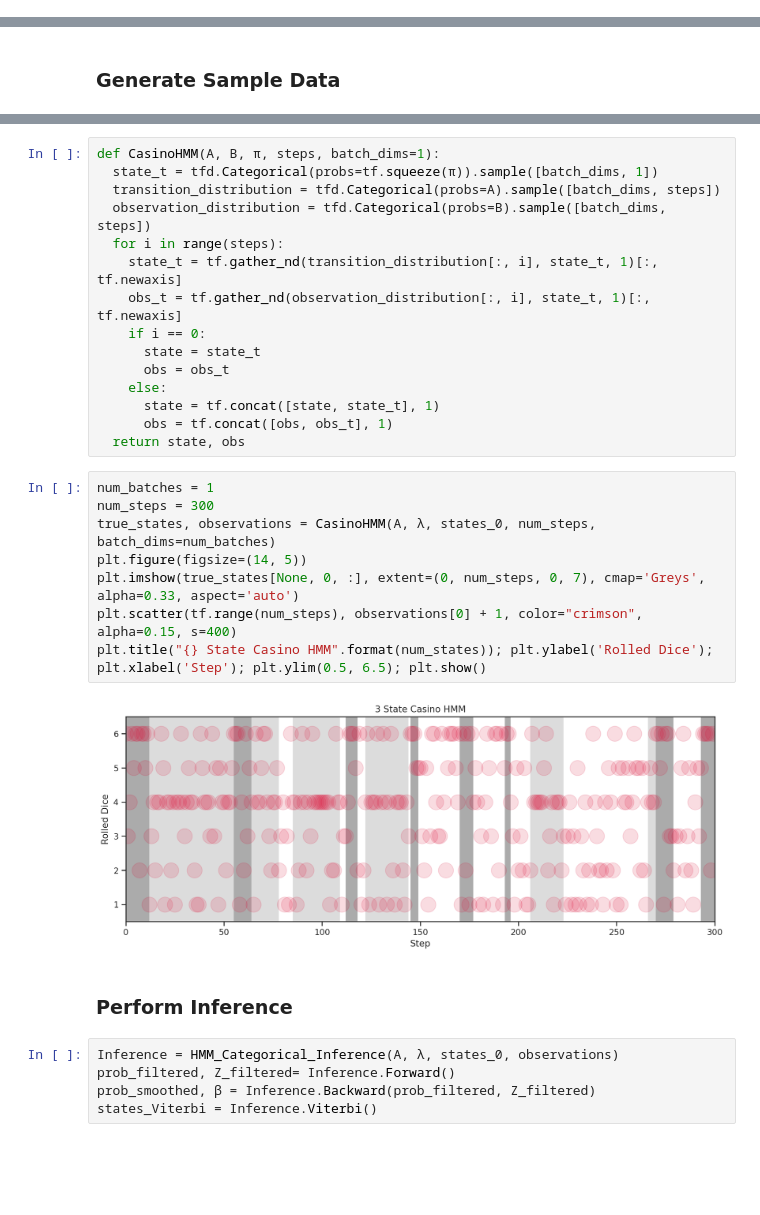
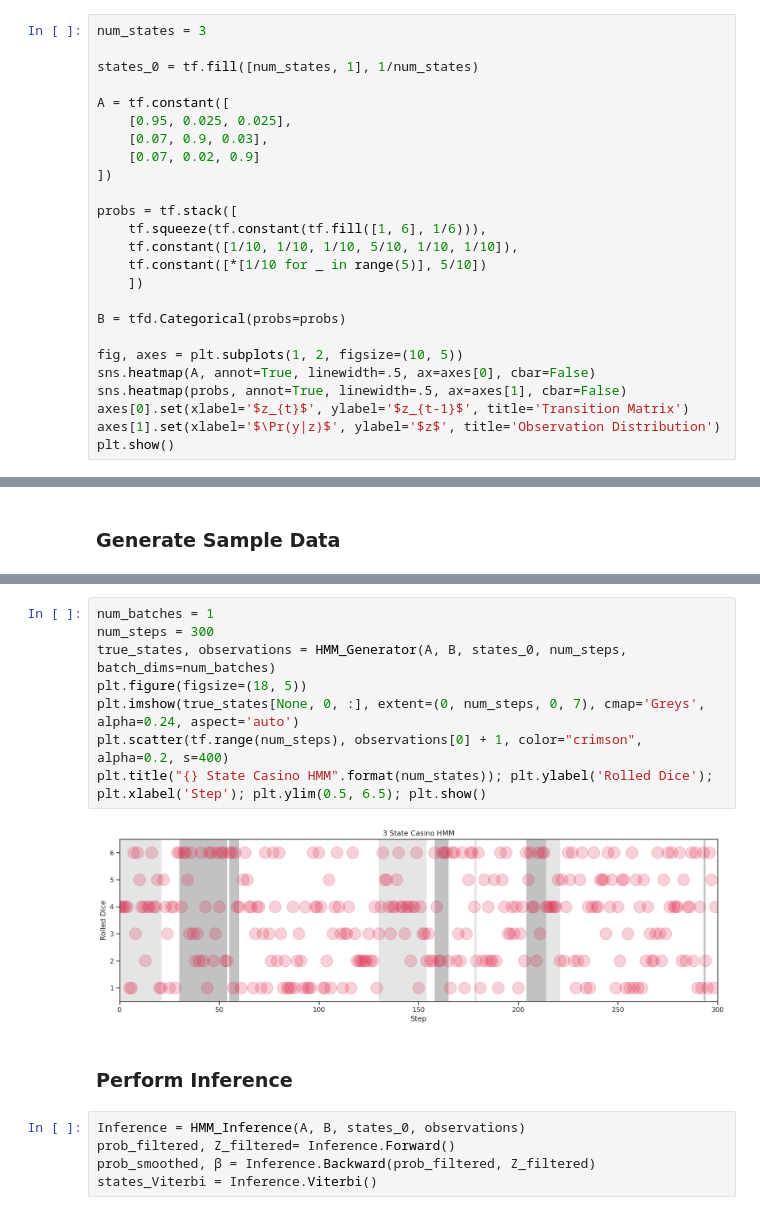
Before and after one commit to CorpuzKB/PML-Advance-Topics-notebooks, a Jupyter notebook: HMM_Inference__TensorFlow.ipynb, the cells around one changed output, grey strips where cells are left out. Cells and saved outputs as stored; diff of their text form; blank space fills up the shorter version.

```diff
--- a/HMM_Inference__TensorFlow.ipynb
+++ b/HMM_Inference__TensorFlow.ipynb
@@ -96,0 +124,25 @@ class HMM_Categorical_Inference:
+# %%
+num_states = 3
+
+states_0 = tf.fill([num_states, 1], 1/num_states)
+
+A = tf.constant([
+    [0.95, 0.025, 0.025],
+    [0.07, 0.9, 0.03],
+    [0.07, 0.02, 0.9]
+])
+
+probs = tf.stack([
+    tf.squeeze(tf.constant(tf.fill([1, 6], 1/6))),
+    tf.constant([1/10, 1/10, 1/10, 5/10, 1/10, 1/10]),
+    tf.constant([*[1/10 for _ in range(5)], 5/10])
+    ])
+
+B = tfd.Categorical(probs=probs)
+
+fig, axes = plt.subplots(1, 2, figsize=(10, 5))
+sns.heatmap(A, annot=True, linewidth=.5, ax=axes[0], cbar=False)
+sns.heatmap(probs, annot=True, linewidth=.5, ax=axes[1], cbar=False)
+axes[0].set(xlabel='$z_{t}$', ylabel='$z_{t-1}$', title='Transition Matrix')
+axes[1].set(xlabel='$\Pr(y|z)$', ylabel='$z$', title='Observation Distribution')
+plt.show()
@@ -122,32 +153,17 @@ plt.show()
-# %%
-def CasinoHMM(A, B, π, steps, batch_dims=1):
-  state_t = tfd.Categorical(probs=tf.squeeze(π)).sample([batch_dims, 1])
-  transition_distribution = tfd.Categorical(probs=A).sample([batch_dims, steps])
-  observation_distribution = tfd.Categorical(probs=B).sample([batch_dims, steps])
-  for i in range(steps):
-    state_t = tf.gather_nd(transition_distribution[:, i], state_t, 1)[:, tf.newaxis]
-    obs_t = tf.gather_nd(observation_distribution[:, i], state_t, 1)[:, tf.newaxis]
-    if i == 0:
-      state = state_t
-      obs = obs_t
-    else:
-      state = tf.concat([state, state_t], 1)
-      obs = tf.concat([obs, obs_t], 1)
-  return state, obs
 # %%
 num_batches = 1
 num_steps = 300
-true_states, observations = CasinoHMM(A, λ, states_0, num_steps, batch_dims=num_batches)
-plt.figure(figsize=(14, 5))
-plt.imshow(true_states[None, 0, :], extent=(0, num_steps, 0, 7), cmap='Greys', alpha=0.33, aspect='auto')
-plt.scatter(tf.range(num_steps), observations[0] + 1, color="crimson", alpha=0.15, s=400)
+true_states, observations = HMM_Generator(A, B, states_0, num_steps, batch_dims=num_batches)
+plt.figure(figsize=(18, 5))
+plt.imshow(true_states[None, 0, :], extent=(0, num_steps, 0, 7), cmap='Greys', alpha=0.24, aspect='auto')
+plt.scatter(tf.range(num_steps), observations[0] + 1, color="crimson", alpha=0.2, s=400)
 plt.title("{} State Casino HMM".format(num_states)); plt.ylabel('Rolled Dice');  plt.xlabel('Step'); plt.ylim(0.5, 6.5); plt.show()
 # %% [output]
-[figure, old version]
+[figure, new version]
 # %% [markdown]
 ### Perform Inference
 # %%
-Inference = HMM_Categorical_Inference(A, λ, states_0, observations)
+Inference = HMM_Inference(A, B, states_0, observations)
 prob_filtered, Z_filtered= Inference.Forward()
 prob_smoothed, β = Inference.Backward(prob_filtered, Z_filtered)
 states_Viterbi = Inference.Viterbi()
```
Also changed, not shown: parts of 21 cells of this notebook.
